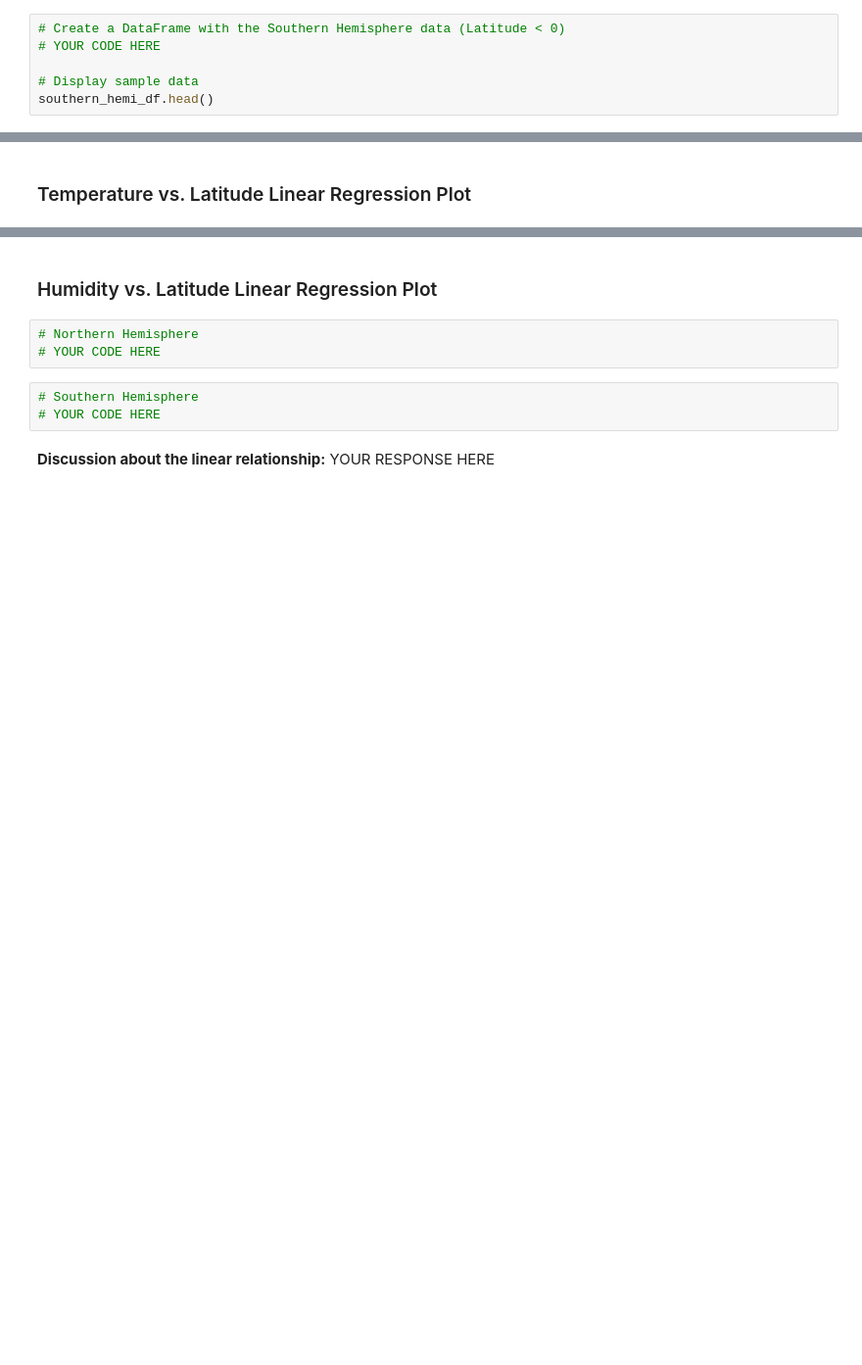
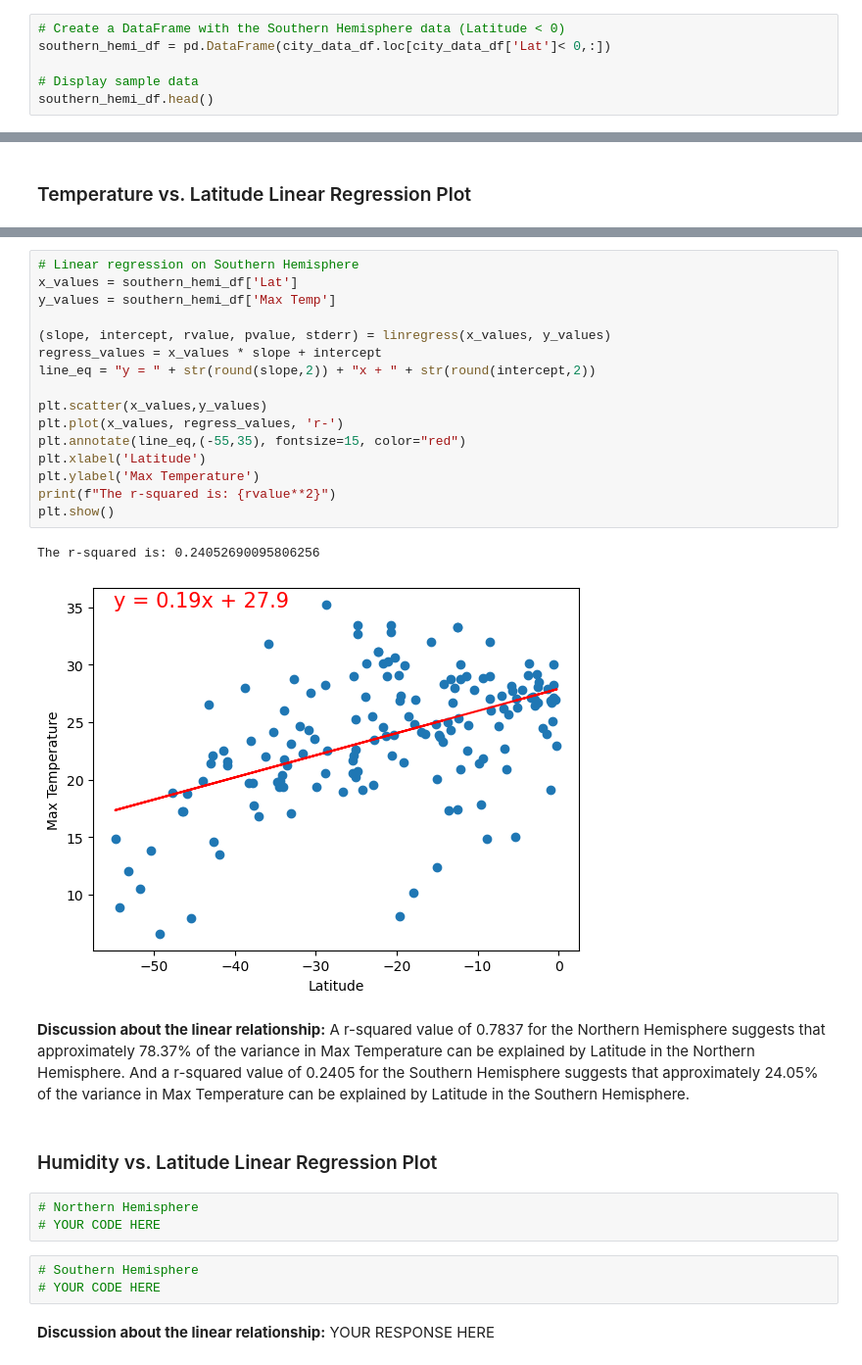
Before and after one commit to Bettypani/python-api-challenge, a Jupyter notebook: WeatherPy.ipynb, the cells around one changed output, grey strips where cells are left out. Shown: that part at 98% size. Saved outputs shown, nothing was run; the diff lists cells and outputs as text; blank space fills up the shorter version.

```diff
--- a/WeatherPy.ipynb
+++ b/WeatherPy.ipynb
@@ -278,6 +288,6 @@ northern_hemi_df.head()
 # %%
 # Create a DataFrame with the Southern Hemisphere data (Latitude < 0)
-# YOUR CODE HERE
+southern_hemi_df = pd.DataFrame(city_data_df.loc[city_data_df['Lat']< 0,:])
 
 # Display sample data
 southern_hemi_df.head()
@@ -294,3 +323,24 @@ southern_hemi_df.head()
+# %%
+# Linear regression on Southern Hemisphere
+x_values = southern_hemi_df['Lat']
+y_values = southern_hemi_df['Max Temp']
+
+(slope, intercept, rvalue, pvalue, stderr) = linregress(x_values, y_values)
+regress_values = x_values * slope + intercept
+line_eq = "y = " + str(round(slope,2)) + "x + " + str(round(intercept,2))
+
+plt.scatter(x_values,y_values)
+plt.plot(x_values, regress_values, 'r-')
+plt.annotate(line_eq,(-55,35), fontsize=15, color="red")
+plt.xlabel('Latitude')
+plt.ylabel('Max Temperature')
+print(f"The r-squared is: {rvalue**2}")
+plt.show()
+# %% [output]
+The r-squared is: 0.24052690095806256
+[figure, added]
+# %% [markdown]
+**Discussion about the linear relationship:** A r-squared value of 0.7837 for the Northern Hemisphere suggests that approximately 78.37% of the variance in Max Temperature can be explained by Latitude in the Northern Hemisphere. And a r-squared value of 0.2405 for the Southern Hemisphere suggests that approximately 24.05% of the variance in Max Temperature can be explained by Latitude in the Southern Hemisphere.
 # %% [markdown]
 ### Humidity vs. Latitude Linear Regression Plot
 # %%
```
Also changed, not shown: parts of 8 cells of this notebook.
